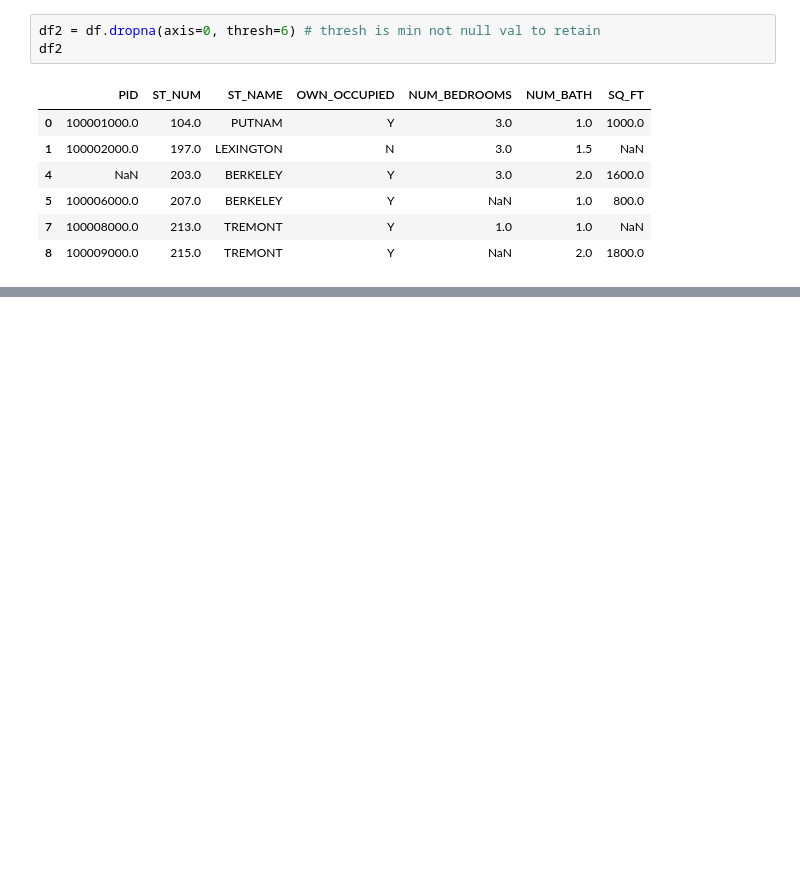
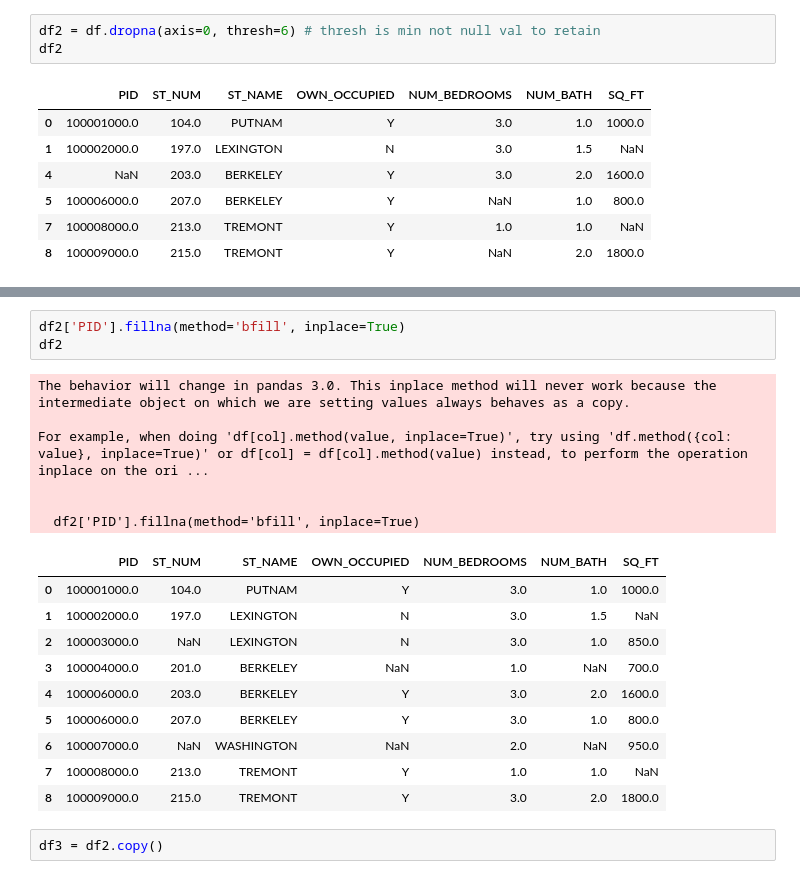
Before and after one commit to amaan-igs/Data-Analytics, a Jupyter notebook: Data-Cleansing-unexpected-vals.ipynb, the cells around one changed output, grey strips where cells are left out. Cells and saved outputs as stored; diff of their text form; blank space fills up the shorter version.

```diff
--- a/Data-Cleansing-unexpected-vals.ipynb
+++ b/Data-Cleansing-unexpected-vals.ipynb
@@ -61,0 +93,22 @@ df2
+# %%
+df2['PID'].fillna(method='bfill', inplace=True)
+df2
+# %% [output]
+The behavior will change in pandas 3.0. This inplace method will never work because the intermediate object on which we are setting values always behaves as a copy.
+
+For example, when doing 'df[col].method(value, inplace=True)', try using 'df.method({col: value}, inplace=True)' or df[col] = df[col].method(value) instead, to perform the operation inplace on the ori ...
+
+
+  df2['PID'].fillna(method='bfill', inplace=True)
+|  | PID | ST_NUM | ST_NAME | OWN_OCCUPIED | NUM_BEDROOMS | NUM_BATH | SQ_FT |
+| 0 | 100001000.0 | 104.0 | PUTNAM | Y | 3.0 | 1.0 | 1000.0 |
+| 1 | 100002000.0 | 197.0 | LEXINGTON | N | 3.0 | 1.5 | NaN |
+| 2 | 100003000.0 | NaN | LEXINGTON | N | 3.0 | 1.0 | 850.0 |
+| 3 | 100004000.0 | 201.0 | BERKELEY | NaN | 1.0 | NaN | 700.0 |
+| 4 | 100006000.0 | 203.0 | BERKELEY | Y | 3.0 | 2.0 | 1600.0 |
+| 5 | 100006000.0 | 207.0 | BERKELEY | Y | 3.0 | 1.0 | 800.0 |
+| 6 | 100007000.0 | NaN | WASHINGTON | NaN | 2.0 | NaN | 950.0 |
+| 7 | 100008000.0 | 213.0 | TREMONT | Y | 1.0 | 1.0 | NaN |
+| 8 | 100009000.0 | 215.0 | TREMONT | Y | 3.0 | 2.0 | 1800.0 |
+# %%
+df3 = df2.copy()
```
Also changed, not shown: parts of 7 cells of this notebook.
